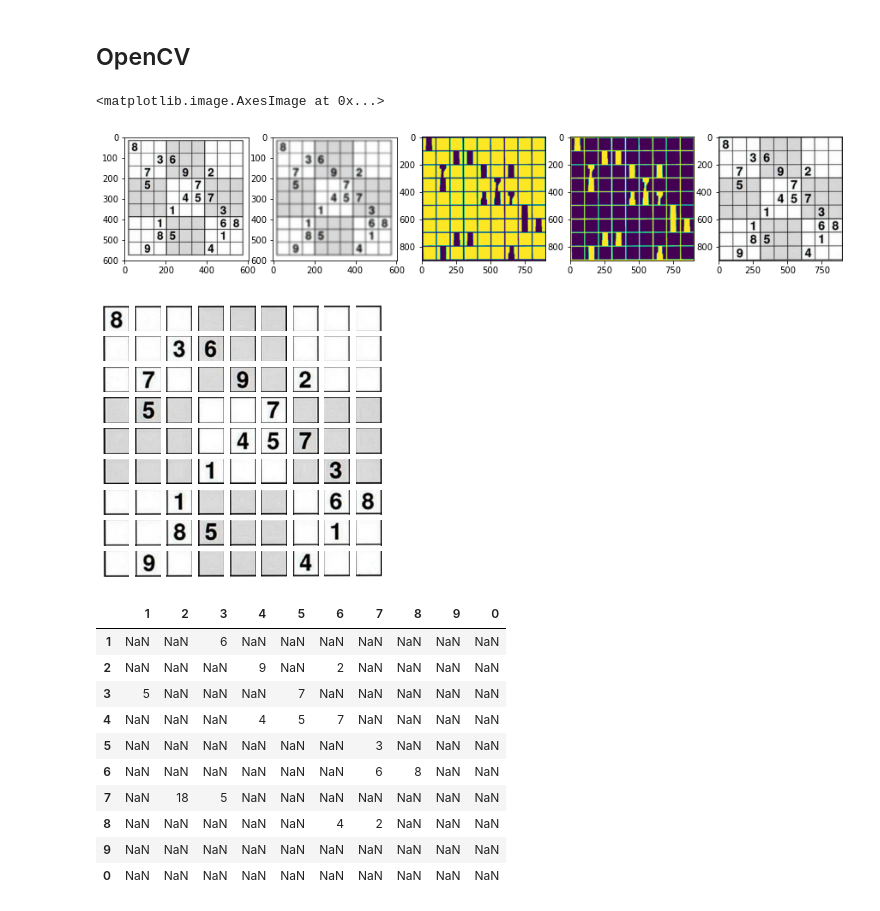
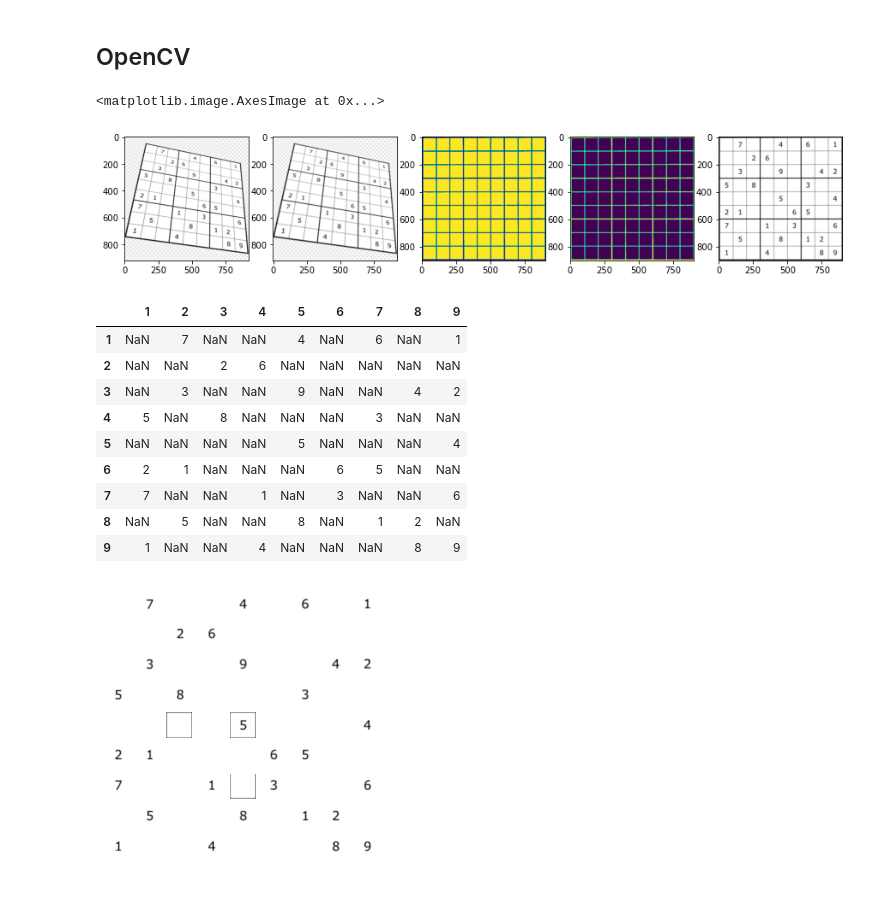
Before and after one commit to Rhinestone1337/sudoku-solver, a Jupyter notebook: sudoku pulp opencv.ipynb, the cells around one changed output. Cells and saved outputs as stored; diff of their text form; code cells hidden in the pictures.

```diff
--- a/sudoku pulp opencv.ipynb
+++ b/sudoku pulp opencv.ipynb
@@ -128,10 +128,10 @@ def split_boxes(board, input_size):
             boxes.append(box)
     return boxes
 # %%
-img = cv2.imread('examples/3.jpg')
+img = cv2.imread('examples/7.png')
 
 # Finding a sudoku square
-blurry = cv2.GaussianBlur(img, (13, 13), 5)
+blurry = cv2.GaussianBlur(img, (5, 5), 5)
 gray = cv2.cvtColor(blurry, cv2.COLOR_BGR2GRAY)
 thresh = cv2.adaptiveThreshold(gray, 255, cv2.ADAPTIVE_THRESH_GAUSSIAN_C, cv2.THRESH_BINARY_INV,57,5)
 cnts = cv2.findContours(thresh, cv2.RETR_TREE, cv2.CHAIN_APPROX_SIMPLE)
@@ -180,16 +180,13 @@ for (i, c) in enumerate(cnts, 1):
 
 # Iterate through each box
 tesser = []
-i = 1
+
 for row in sudoku_rows:
     for c in row:
         mask = np.zeros(img.shape, dtype=np.uint8)
         cv2.drawContours(mask, [c], -1, (255,255,255), -1)
         result = cv2.bitwise_and(img, mask)
         result[mask==0] = 255
-        text = pytesseract.image_to_string(result, config="--psm 10 digits")
-        tesser.append(text[:text.find('\n')])
-        i += 1
 
 fig, ax = plt.subplots(1, 5, figsize=(15,15))
 ax[0].imshow(img)
@@ -199,36 +196,54 @@ ax[3].imshow(thresh)
 ax[4].imshow(board)
 # %% [output]
 <matplotlib.image.AxesImage at 0x...>
-[figure, old version]
+[figure, new version]
 # %%
 df_final = pd.DataFrame(index=range(1, 10), columns=range(1, 10))
 
 fig, ax = plt.subplots(9, 9, figsize=(5,5))
 split = np.split(board, 9, axis=1)
 for col,j  in enumerate(split):
     digs = np.split(j, 9)
     for row,d in enumerate(digs):
-        ax[row][col].imshow(d)
+        g = d.copy()
+        e = d.copy()
+
+        g = cv2.GaussianBlur(g, (5,5), 5)
+        g = cv2.cvtColor(g, cv2.COLOR_BGR2GRAY)
+        g = cv2.adaptiveThreshold(g, 255, cv2.ADAPTIVE_THRESH_GAUSSIAN_C, cv2.THRESH_BINARY_INV, 57, 5)
+        center = np.array(g.shape) / 2
+        center = tuple(center.astype('int32'))
+        cv2.circle(g, center, 25, (255, 255, 255), 1)
+        cn = cv2.findContours(g, cv2.RETR_TREE, cv2.CHAIN_APPROX_SIMPLE)
+        grs = imutils.grab_contours(cn)
+        grs = sorted(grs, key=cv2.contourArea, reverse=True)[:1]
+        # (grs,_) = contours.sort_contours(grs, method='top-to-bottom')
+
+        msk = np.zeros(e.shape, dtype=np.uint8)
+        cv2.drawContours(msk, grs, -1, (255,255,255), -1)
+        rst = cv2.bitwise_and(e, msk)
+        rst[msk==0] = 255
+
+
+        ax[row][col].imshow(rst)
         ax[row][col].axis('off')
-        df_final.loc[row, col] = pytesseract.image_to_string(d, config='--psm 10 digits')
+        df_final.iloc[row, col] = pytesseract.image_to_string(rst, config='--psm 10 digits')
+
+df_final.fillna('', inplace=True)
+df_final = df_final.applymap(lambda x: x[:x.find('\n')])
+df_final = df_final.applymap(lambda x: ''.join(re.findall('[1-9]', x)))
+df_final = df_final[~(df_final=='')]
+
+df_final
 # %% [output]
+|  | 1 | 2 | 3 | 4 | 5 | 6 | 7 | 8 | 9 |
+| 1 | NaN | 7 | NaN | NaN | 4 | NaN | 6 | NaN | 1 |
+| 2 | NaN | NaN | 2 | 6 | NaN | NaN | NaN | NaN | NaN |
+| 3 | NaN | 3 | NaN | NaN | 9 | NaN | NaN | 4 | 2 |
+| 4 | 5 | NaN | 8 | NaN | NaN | NaN | 3 | NaN | NaN |
+| 5 | NaN | NaN | NaN | NaN | 5 | NaN | NaN | NaN | 4 |
+| 6 | 2 | 1 | NaN | NaN | NaN | 6 | 5 | NaN | NaN |
+| 7 | 7 | NaN | NaN | 1 | NaN | 3 | NaN | NaN | 6 |
+| 8 | NaN | 5 | NaN | NaN | 8 | NaN | 1 | 2 | NaN |
+| 9 | 1 | NaN | NaN | 4 | NaN | NaN | NaN | 8 | 9 |
-[figure, old version]
+[figure, new version]
-# %%
-df_final.fillna('', inplace=True)
-df_final = df_final.applymap(lambda x: x[:x.find('\n')])
-df_final = df_final.applymap(lambda x: ''.join(re.findall('[1-9]', x)))
-df_final = df_final[~(df_final=='')]
-
-df_final
-# %% [output]
-|  | 1 | 2 | 3 | 4 | 5 | 6 | 7 | 8 | 9 | 0 |
-| 1 | NaN | NaN | 6 | NaN | NaN | NaN | NaN | NaN | NaN | NaN |
-| 2 | NaN | NaN | NaN | 9 | NaN | 2 | NaN | NaN | NaN | NaN |
-| 3 | 5 | NaN | NaN | NaN | 7 | NaN | NaN | NaN | NaN | NaN |
-| 4 | NaN | NaN | NaN | 4 | 5 | 7 | NaN | NaN | NaN | NaN |
-| 5 | NaN | NaN | NaN | NaN | NaN | NaN | 3 | NaN | NaN | NaN |
-| 6 | NaN | NaN | NaN | NaN | NaN | NaN | 6 | 8 | NaN | NaN |
-| 7 | NaN | 18 | 5 | NaN | NaN | NaN | NaN | NaN | NaN | NaN |
-| 8 | NaN | NaN | NaN | NaN | NaN | 4 | 2 | NaN | NaN | NaN |
-| 9 | NaN | NaN | NaN | NaN | NaN | NaN | NaN | NaN | NaN | NaN |
-| 0 | NaN | NaN | NaN | NaN | NaN | NaN | NaN | NaN | NaN | NaN |
```
